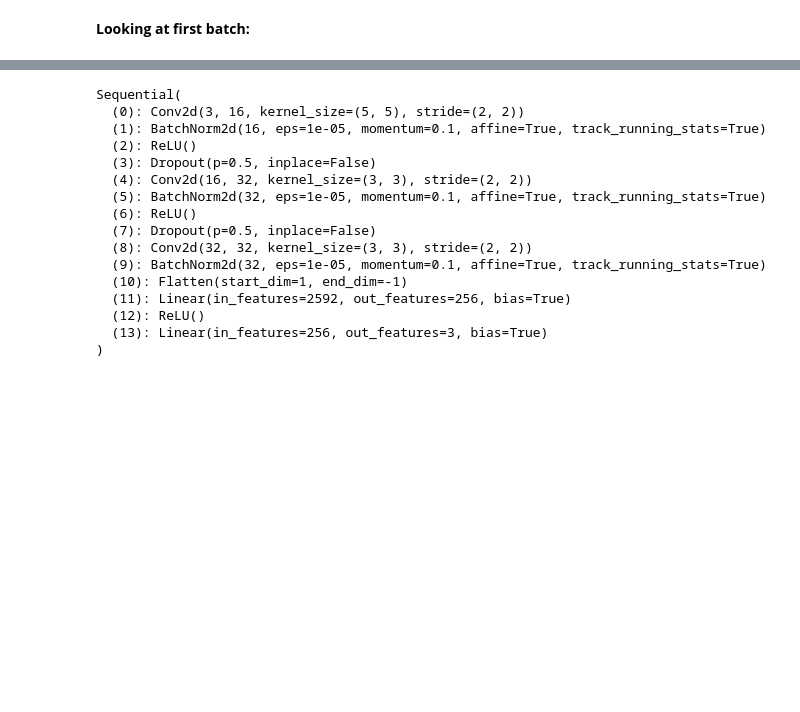
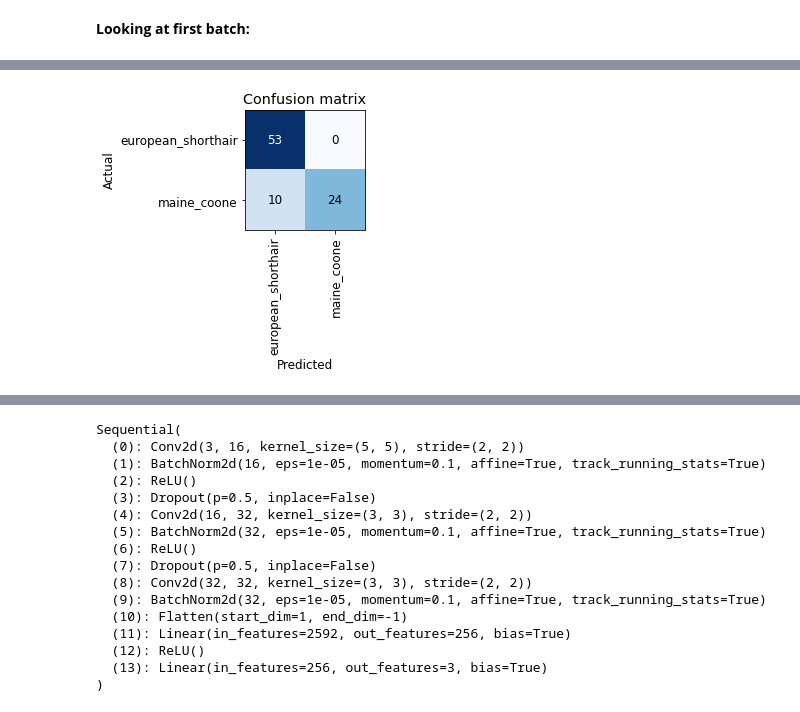
Before and after one commit to floriandotpy/data-playground, a Jupyter notebook: fastai/catmeows.ipynb, the cells around one changed output, grey strips where cells are left out. Saved outputs shown, nothing was run; the diff lists cells and outputs as text; code cells hidden in the pictures; blank space fills up the shorter version.

```diff
--- a/fastai/catmeows.ipynb
+++ b/fastai/catmeows.ipynb
@@ -192,0 +317,4 @@ dls.show_batch()
+# %%
+interpretation = ClassificationInterpretation.from_learner(learn_breed)
+interpretation.plot_confusion_matrix()
+# %% [output]
@@ -192,0 +322 @@ dls.show_batch()
+[figure, added]
```
Also changed, not shown: parts of 41 cells of this notebook.
